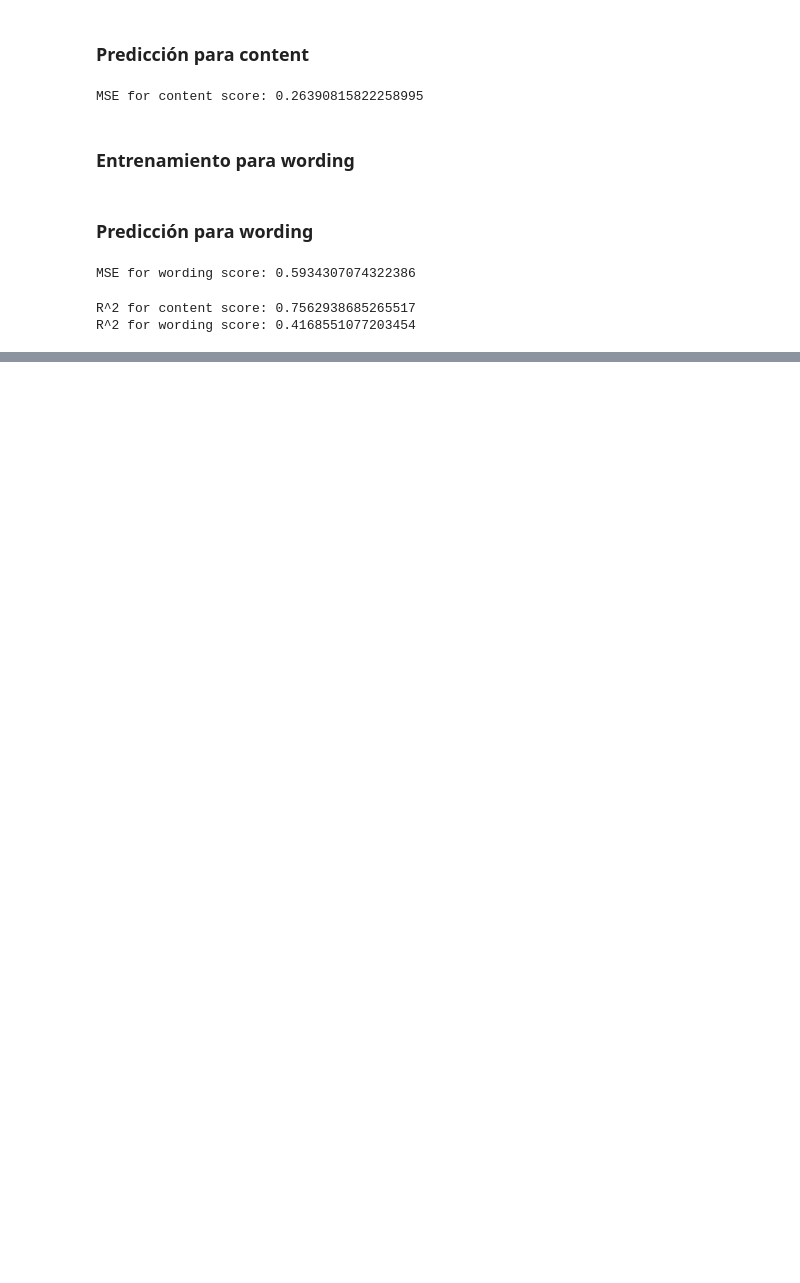
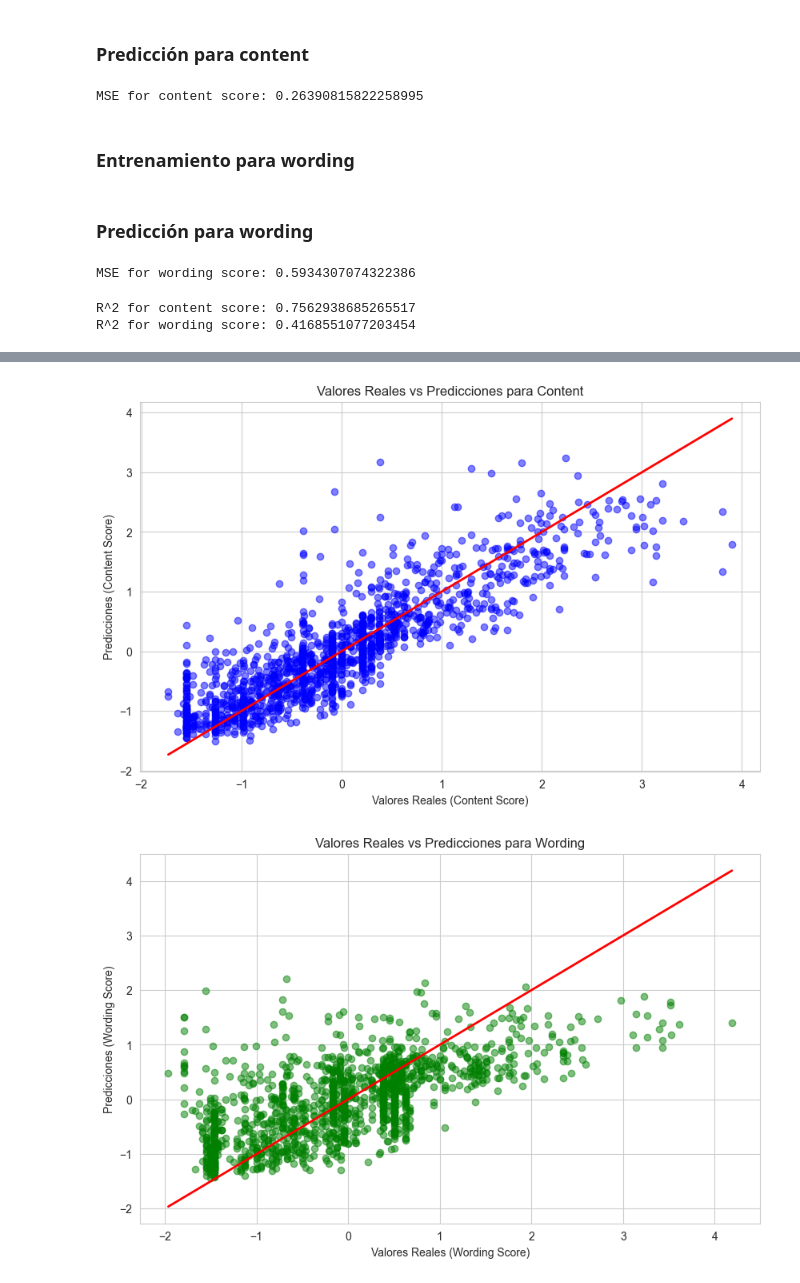
Before and after one commit to Kojimena/DS-P2, a Jupyter notebook: svm.ipynb, the cells around one changed output, grey strips where cells are left out. Drawn from its saved outputs; the diff is of its cells as text; code cells hidden in the pictures; blank space fills up the shorter version.

```diff
--- a/svm.ipynb
+++ b/svm.ipynb
@@ -89,0 +111,21 @@ R^2 for wording score: 0.4168551077203454
+# %%
+plt.figure(figsize=(10, 6))
+plt.scatter(y_content_test, y_content_pred, alpha=0.5, color='blue')
+plt.plot([y_content_test.min(), y_content_test.max()], [y_content_test.min(), y_content_test.max()], color='red', lw=2)
+plt.xlabel('Valores Reales (Content Score)')
+plt.ylabel('Predicciones (Content Score)')
+plt.title('Valores Reales vs Predicciones para Content')
+plt.grid(True)
+plt.show()
+
+plt.figure(figsize=(10, 6))
+plt.scatter(y_wording_test, y_wording_pred, alpha=0.5, color='green')
+plt.plot([y_wording_test.min(), y_wording_test.max()], [y_wording_test.min(), y_wording_test.max()], color='red', lw=2)
+plt.xlabel('Valores Reales (Wording Score)')
+plt.ylabel('Predicciones (Wording Score)')
+plt.title('Valores Reales vs Predicciones para Wording')
+plt.grid(True)
+plt.show()
+# %% [output]
+[figure, added]
+[figure, added]
```
Also changed, not shown: parts of 3 cells of this notebook.
